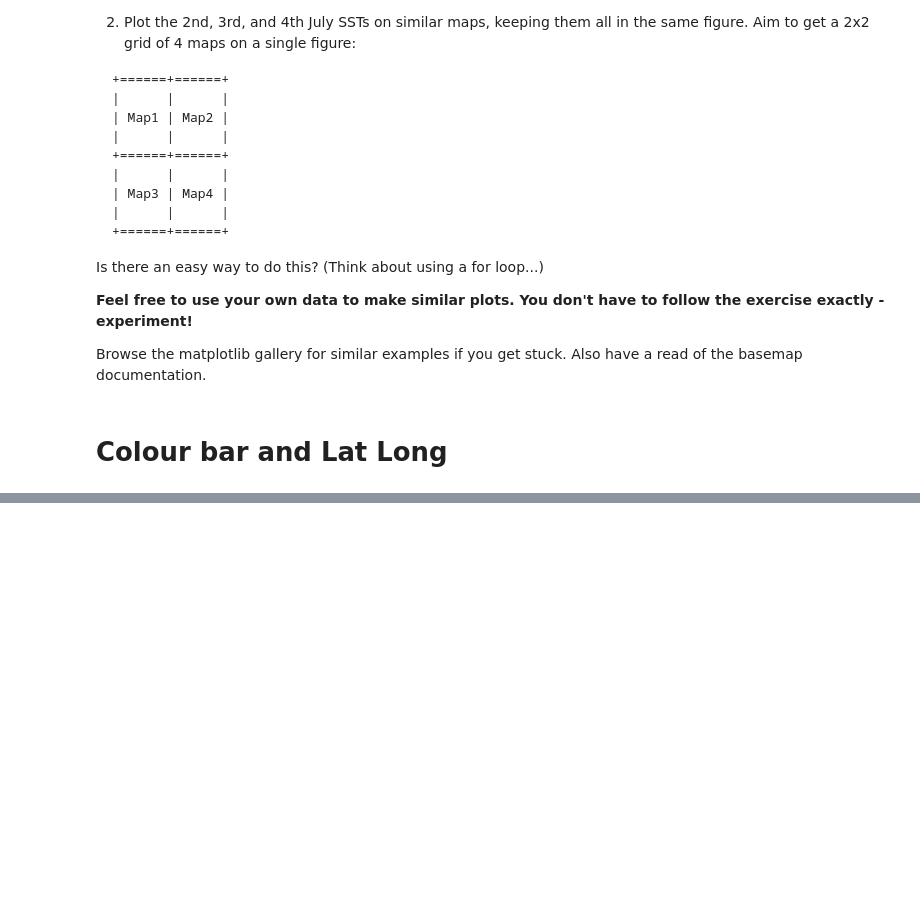
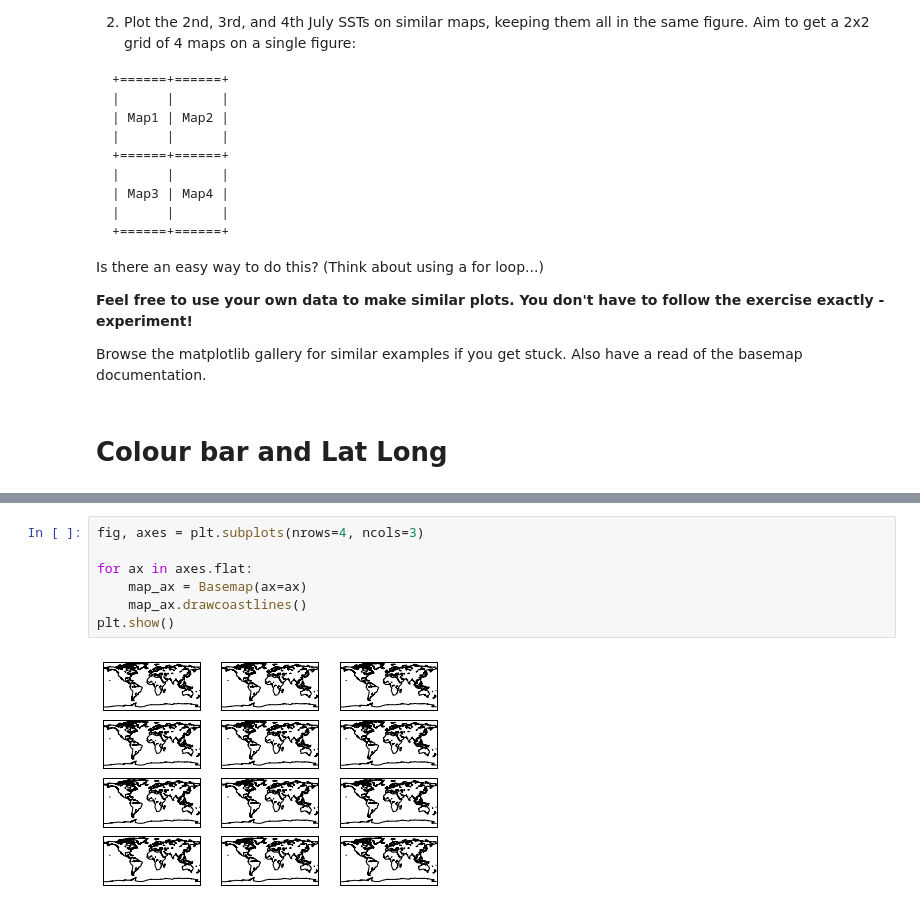
Before and after one commit to AtmosCoders/PyCAS, a Jupyter notebook: netCDF_example1.ipynb, the cells around one changed output, grey strips where cells are left out. Cells and saved outputs as stored; diff of their text form; blank space fills up the shorter version.

```diff
--- a/netCDF_example1.ipynb
+++ b/netCDF_example1.ipynb
@@ -151,0 +225,9 @@ plt.show()
+# %%
+fig, axes = plt.subplots(nrows=4, ncols=3)
+
+for ax in axes.flat:
+    map_ax = Basemap(ax=ax)
+    map_ax.drawcoastlines()
+plt.show()
+# %% [output]
+[figure, added]
```
Also changed, not shown: parts of 6 cells of this notebook.
